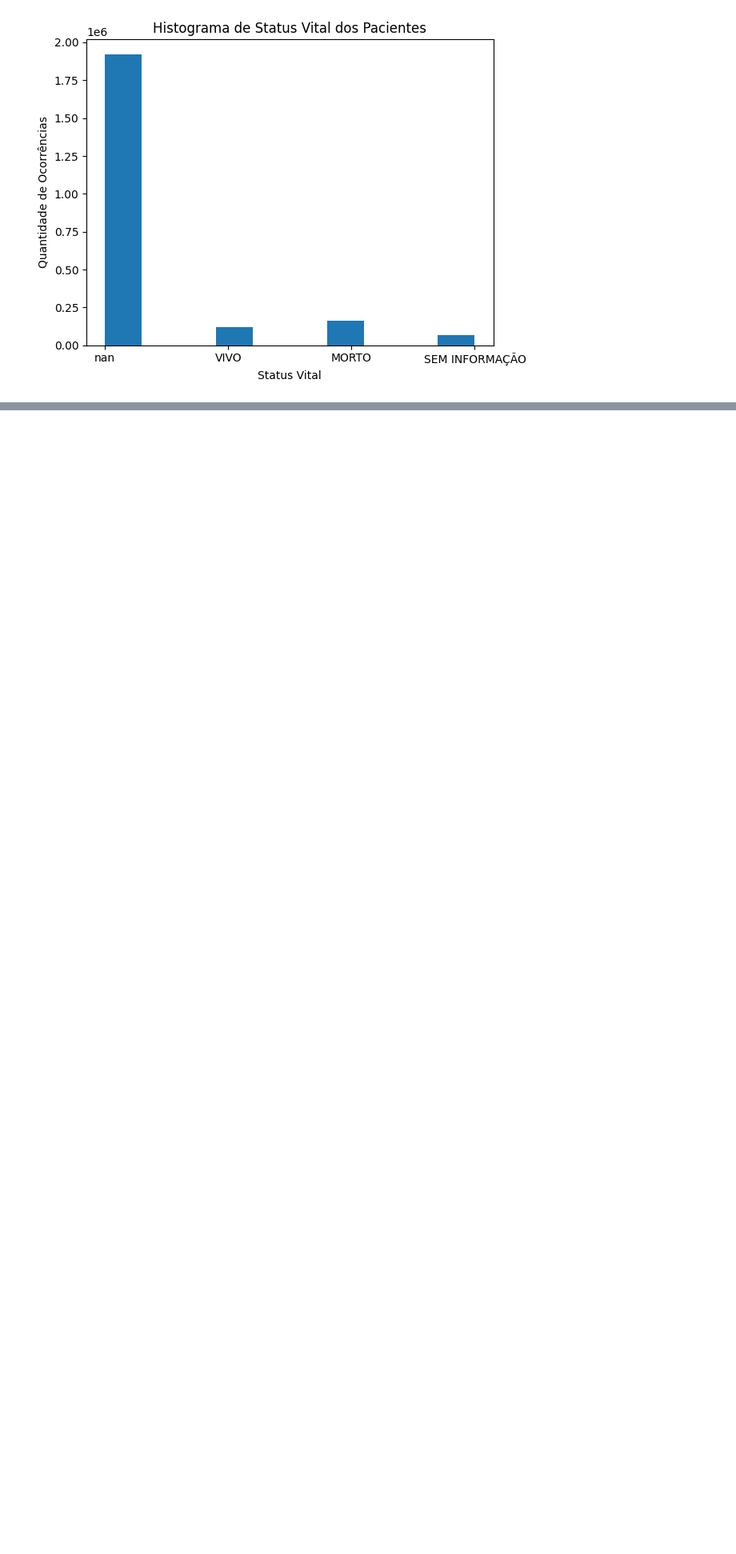
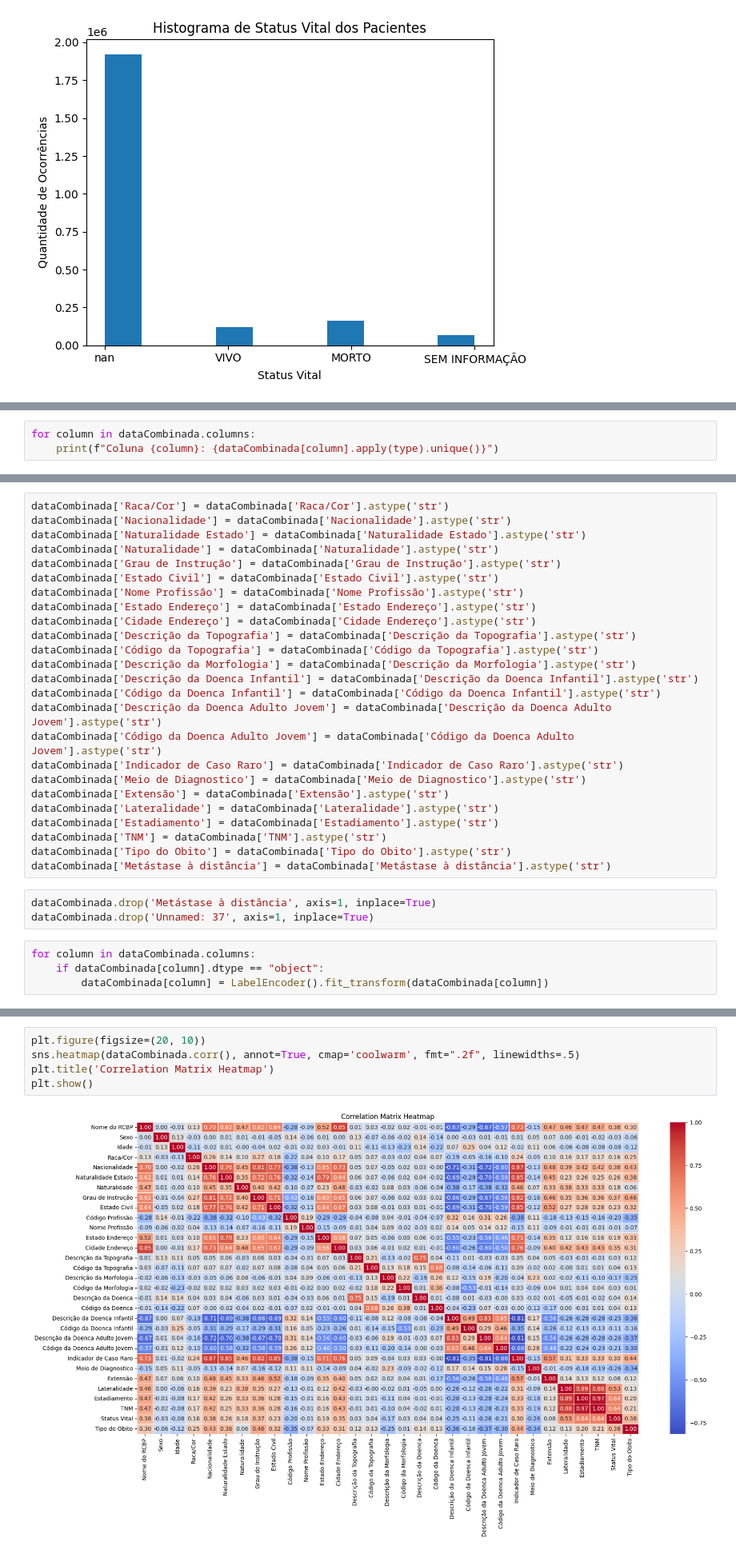
Before and after one commit to MateusVasc/IC-Cancer-Time-Series, a Jupyter notebook: analiseGeral.ipynb, the cells around one changed output, grey strips where cells are left out. Shown at 80% size. Saved outputs shown, nothing was run; the diff lists cells and outputs as text; blank space fills up the shorter version.

Commit message:
correlação entre as colunas e tratamento inicial

```diff
--- a/analiseGeral.ipynb
+++ b/analiseGeral.ipynb
@@ -249,0 +261,3 @@ plt.tight_layout()
+# %%
+for column in dataCombinada.columns:
+    print(f"Coluna {column}: {dataCombinada[column].apply(type).unique()}")
@@ -249,0 +282,32 @@ plt.tight_layout()
+# %%
+dataCombinada['Raca/Cor'] = dataCombinada['Raca/Cor'].astype('str')
+dataCombinada['Nacionalidade'] = dataCombinada['Nacionalidade'].astype('str')
+dataCombinada['Naturalidade Estado'] = dataCombinada['Naturalidade Estado'].astype('str')
+dataCombinada['Naturalidade'] = dataCombinada['Naturalidade'].astype('str')
+dataCombinada['Grau de Instrução'] = dataCombinada['Grau de Instrução'].astype('str')
+dataCombinada['Estado Civil'] = dataCombinada['Estado Civil'].astype('str')
+dataCombinada['Nome Profissão'] = dataCombinada['Nome Profissão'].astype('str')
+dataCombinada['Estado Endereço'] = dataCombinada['Estado Endereço'].astype('str')
+dataCombinada['Cidade Endereço'] = dataCombinada['Cidade Endereço'].astype('str')
+dataCombinada['Descrição da Topografia'] = dataCombinada['Descrição da Topografia'].astype('str')
+dataCombinada['Código da Topografia'] = dataCombinada['Código da Topografia'].astype('str')
+dataCombinada['Descrição da Morfologia'] = dataCombinada['Descrição da Morfologia'].astype('str')
+dataCombinada['Descrição da Doenca Infantil'] = dataCombinada['Descrição da Doenca Infantil'].astype('str')
+dataCombinada['Código da Doenca Infantil'] = dataCombinada['Código da Doenca Infantil'].astype('str')
+dataCombinada['Descrição da Doenca Adulto Jovem'] = dataCombinada['Descrição da Doenca Adulto Jovem'].astype('str')
+dataCombinada['Código da Doenca Adulto Jovem'] = dataCombinada['Código da Doenca Adulto Jovem'].astype('str')
+dataCombinada['Indicador de Caso Raro'] = dataCombinada['Indicador de Caso Raro'].astype('str')
+dataCombinada['Meio de Diagnostico'] = dataCombinada['Meio de Diagnostico'].astype('str')
+dataCombinada['Extensão'] = dataCombinada['Extensão'].astype('str')
+dataCombinada['Lateralidade'] = dataCombinada['Lateralidade'].astype('str')
+dataCombinada['Estadiamento'] = dataCombinada['Estadiamento'].astype('str')
+dataCombinada['TNM'] = dataCombinada['TNM'].astype('str')
+dataCombinada['Tipo do Obito'] = dataCombinada['Tipo do Obito'].astype('str')
+dataCombinada['Metástase à distância'] = dataCombinada['Metástase à distância'].astype('str')
+# %%
+dataCombinada.drop('Metástase à distância', axis=1, inplace=True)
+dataCombinada.drop('Unnamed: 37', axis=1, inplace=True)
+# %%
+for column in dataCombinada.columns:
+    if dataCombinada[column].dtype == "object":
+        dataCombinada[column] = LabelEncoder().fit_transform(dataCombinada[column])
@@ -249,0 +334,7 @@ plt.tight_layout()
+# %%
+plt.figure(figsize=(20, 10))
+sns.heatmap(dataCombinada.corr(), annot=True, cmap='coolwarm', fmt=".2f", linewidths=.5)
+plt.title('Correlation Matrix Heatmap')
+plt.show()
+# %% [output]
+[figure, added]
```
Also changed, not shown: parts of 5 cells of this notebook.
